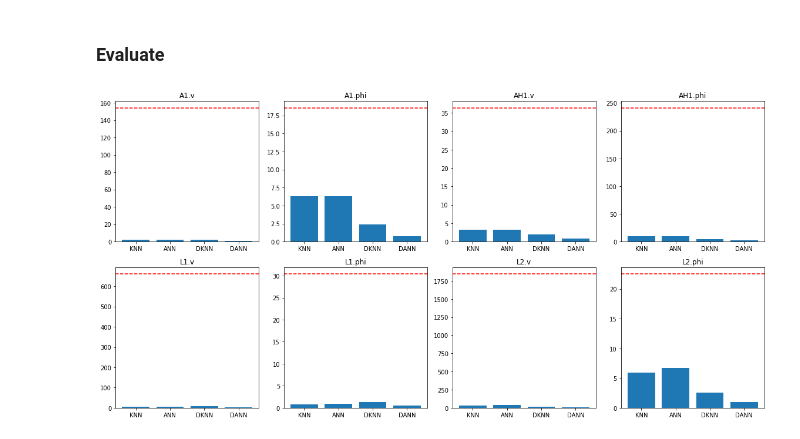
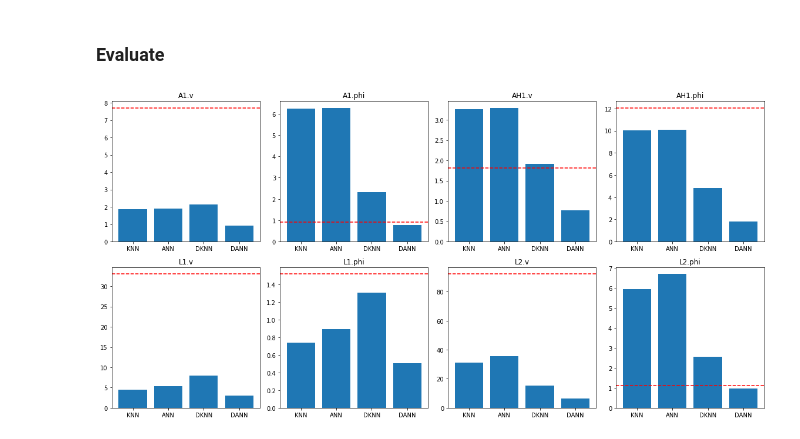
Before and after one commit to jank324/spectral-vd-euxfel, a Jupyter notebook: reverse.ipynb, the cells around one changed output. Cells and saved outputs as stored; diff of their text form; code cells hidden in the pictures.

```diff
--- a/reverse.ipynb
+++ b/reverse.ipynb
@@ -140,28 +138,28 @@ rfparam_keys = ["A1.v", "A1.phi", "AH1.v", "AH1.phi", "L1.v", "L1.phi", "L2.v",
 # %%
 hardrf_test = np.array(hardrf_test)
 
 knnpred = revknn.predict(formfactors_test)
 knnerr = np.abs(hardrf_test - knnpred).mean(axis=0)
 
 annpred = revann.predict(formfactors_test)
 annerr = np.abs(hardrf_test - annpred).mean(axis=0)
 
 knndpred = revdknn.predict(hardrf_disturbed_test, formfactors_test)
 knnderr = np.abs(hardrf_test - knndpred).mean(axis=0)
 
 anndpred = revdann.predict(hardrf_disturbed_test, formfactors_test)
 annderr = np.abs(hardrf_test - anndpred).mean(axis=0)
 
 vals = np.stack([knnerr, annerr, knnderr, annderr])
 
 plt.figure(figsize=(16,8))
 for i in range(8):
     plt.subplot(2, 4, i+1)
     plt.title(rfparam_keys[i])
     plt.bar(["KNN","ANN","DKNN","DANN"], vals[:,i])
-    plt.axhline(max_hardrfs[i], c="red", ls="--")
+    plt.axhline(max_hardrfs[i]*0.05, c="red", ls="--")
 plt.tight_layout()
 plt.show()
 # %% [output]
-[figure, old version]
+[figure, new version]
 # %%
```
Also changed, not shown: parts of 4 cells of this notebook.
